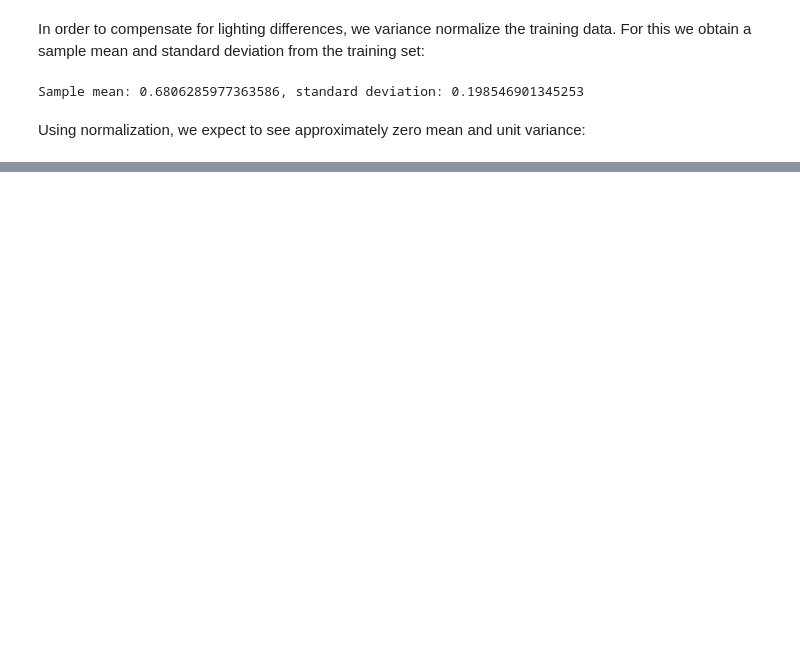
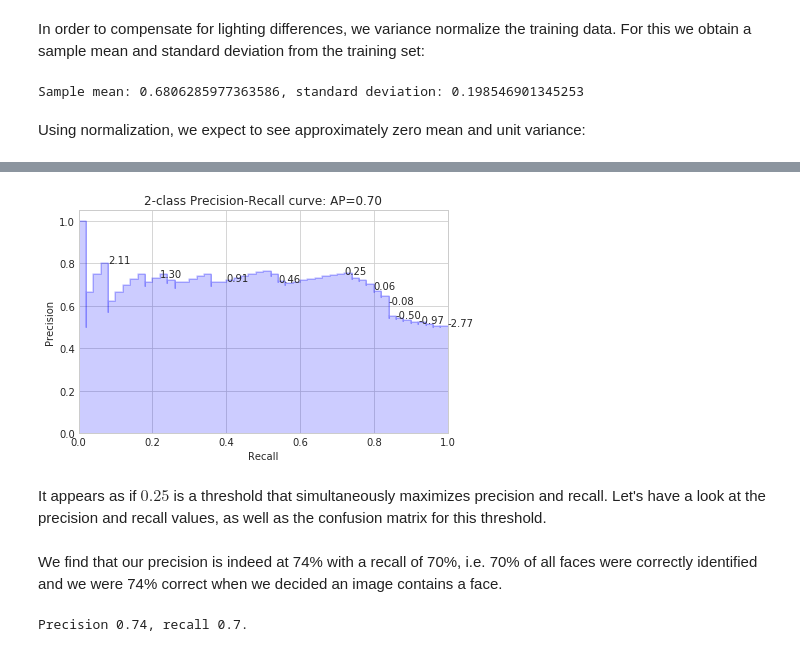
Before and after one commit to sunsided/viola-jones-adaboost, a Jupyter notebook: viola-jones.ipynb, the cells around one changed output, grey strips where cells are left out. Saved outputs shown, nothing was run; the diff lists cells and outputs as text; code cells hidden in the pictures; blank space fills up the shorter version.

Commit message:
Add simple threshold evaluation

```diff
--- a/viola-jones.ipynb
+++ b/viola-jones.ipynb
@@ -706,0 +748,21 @@ Sample mean: -0.044037722051143646, standard deviation: 1.0445940494537354
+# %%
+average_precision = average_precision_score(ys, zs)
+precision, recall, thresholds = precision_recall_curve(ys, zs)
+
+plt.step(recall, precision, color='b', alpha=0.2, where='post');
+plt.fill_between(recall, precision, step='post', alpha=0.2, color='b')
+
+for i, (p, r, t) in enumerate(zip(precision, recall, thresholds)):
+    if i % 10 == 0:
+        plt.annotate(f'{t:.2f}', xy=(r, p))
+
+plt.xlabel('Recall')
+plt.ylabel('Precision')
+plt.ylim([0.0, 1.05])
+plt.xlim([0.0, 1.0])
+plt.title('2-class Precision-Recall curve: AP={0:0.2f}'.format(average_precision))
+plt.tight_layout()
+# %% [output]
+[figure, added]
+# %% [markdown]
+It appears as if $0.25$ is a threshold that simultaneously maximizes precision and recall. Let's have a look at the precision and recall values, as well as the confusion matrix for this threshold.
@@ -706,0 +776,9 @@ Sample mean: -0.044037722051143646, standard deviation: 1.0445940494537354
+# %% [markdown]
+We find that our precision is indeed at 74% with a recall of 70%, i.e. 70% of all faces were correctly identified and we were 74% correct when we decided an image contains a face.
+# %%
+theta = 0.25
+c, s = prediction_stats(ys, zs >= theta)
+
+print(f'Precision {s.tp/(s.tp+s.fp):.2}, recall {s.tp/(s.tp+s.fn):.2}.')
+# %% [output]
+Precision 0.74, recall 0.7.
```
Also changed, not shown: parts of 26 cells of this notebook.
